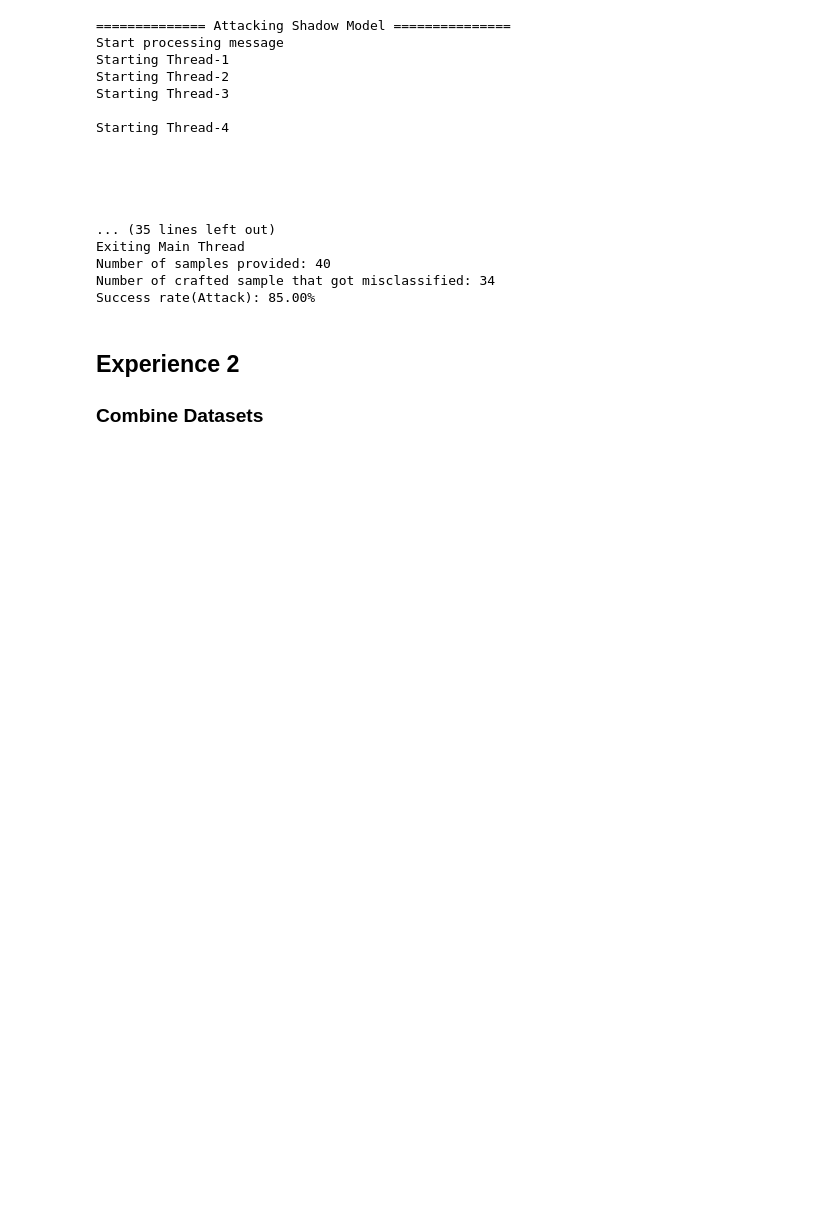
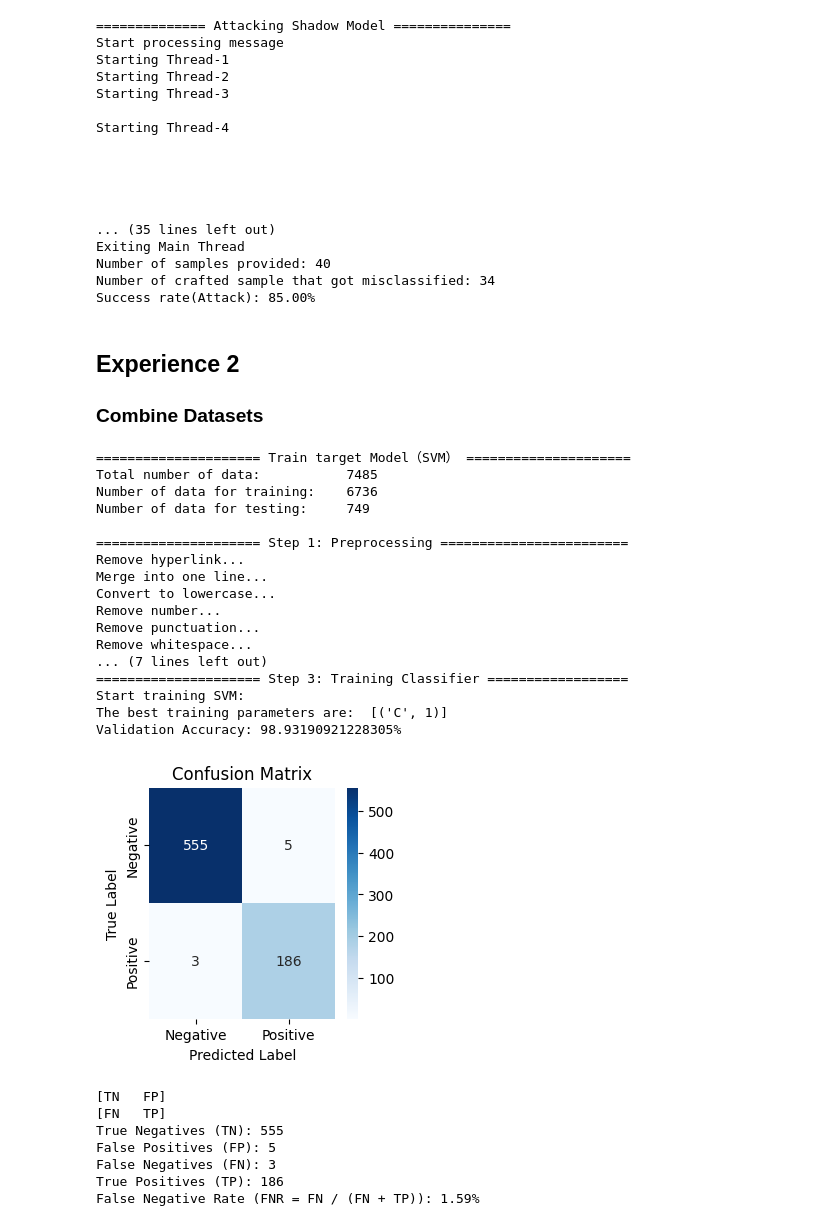
Before and after one commit to wuhumontana/bypass-spam-filter, a Jupyter notebook: bypass.ipynb, the cells around one changed output. Cells and saved outputs as stored; diff of their text form; code cells hidden in the pictures; blank space fills up the shorter version.

```diff
--- a/bypass.ipynb
+++ b/bypass.ipynb
@@ -992,17 +1017,43 @@ Success rate(Attack): 85.00%
 ### **Combine Datasets** ###
 # %%
 print('\n===================== Train target Model（SVM） =====================')
-df = pd.read_csv('./large_dataset.csv', encoding='utf-8', encoding_errors='ignore')
-X_train, X_val, X_test, Y_train, Y_val, Y_test = data_extraction(df)
-print('Total number of data:          ', str(len(X_train) + len(X_test) + len(X_val)))
+df1 = pd.read_csv('./messages.csv', encoding='utf-8', encoding_errors='ignore')
+df2 = pd.read_csv('./kaggle_1.csv', encoding='utf-8', encoding_errors='ignore')
+combined_df = pd.concat([df1, df2], ignore_index=False)
+
+X_train, X_val, X_test, Y_train, Y_val, Y_test = data_extraction(combined_df, False)
+print('Total number of data:          ', str(len(X_train) + len(X_test)))
 print('Number of data for training:    ' + str(len(X_train)))
 print('Number of data for testing:     ' + str(len(X_test)))
-print('Number of data for validation: ', str(len(X_val)))
-X_train_shadow, Y_train_shadow  = copy_dataset_by_similarity(X_train, Y_train, 0.2)
-
 
 # Target modal
 T_FE_method= 'tfidf'
 T_classifier= 'SVM'
-T_tr_set, T_v_set, T_clf, T_x_train_features, T_feature_names, T_feature_model, T_scalar = train_classifier(T_FE_method, T_classifier, X_train, X_val, X_test, Y_train, Y_val, Y_test)
+T_tr_set, T_v_set, T_clf, T_x_train_features, T_feature_names, T_feature_model, T_scalar = train_classifier(T_FE_method, T_classifier, X_train, X_test, X_test, Y_train, Y_test, Y_test)
+# %% [output]
+===================== Train target Model（SVM） =====================
+Total number of data:           7485
+Number of data for training:    6736
+Number of data for testing:     749
+
+===================== Step 1: Preprocessing ========================
+Remove hyperlink...
+Merge into one line...
+Convert to lowercase...
+Remove number...
+Remove punctuation...
+Remove whitespace...
+... (7 lines left out)
+===================== Step 3: Training Classifier ==================
+Start training SVM:
+The best training parameters are:  [('C', 1)]
+Validation Accuracy: 98.93190921228305%
+[figure, added]
+[TN   FP]
+[FN   TP]
+True Negatives (TN): 555
+False Positives (FP): 5
+False Negatives (FN): 3
+True Positives (TP): 186
+False Negative Rate (FNR = FN / (FN + TP)): 1.59%
 # %%
```
Also changed, not shown: parts of 13 cells of this notebook.
